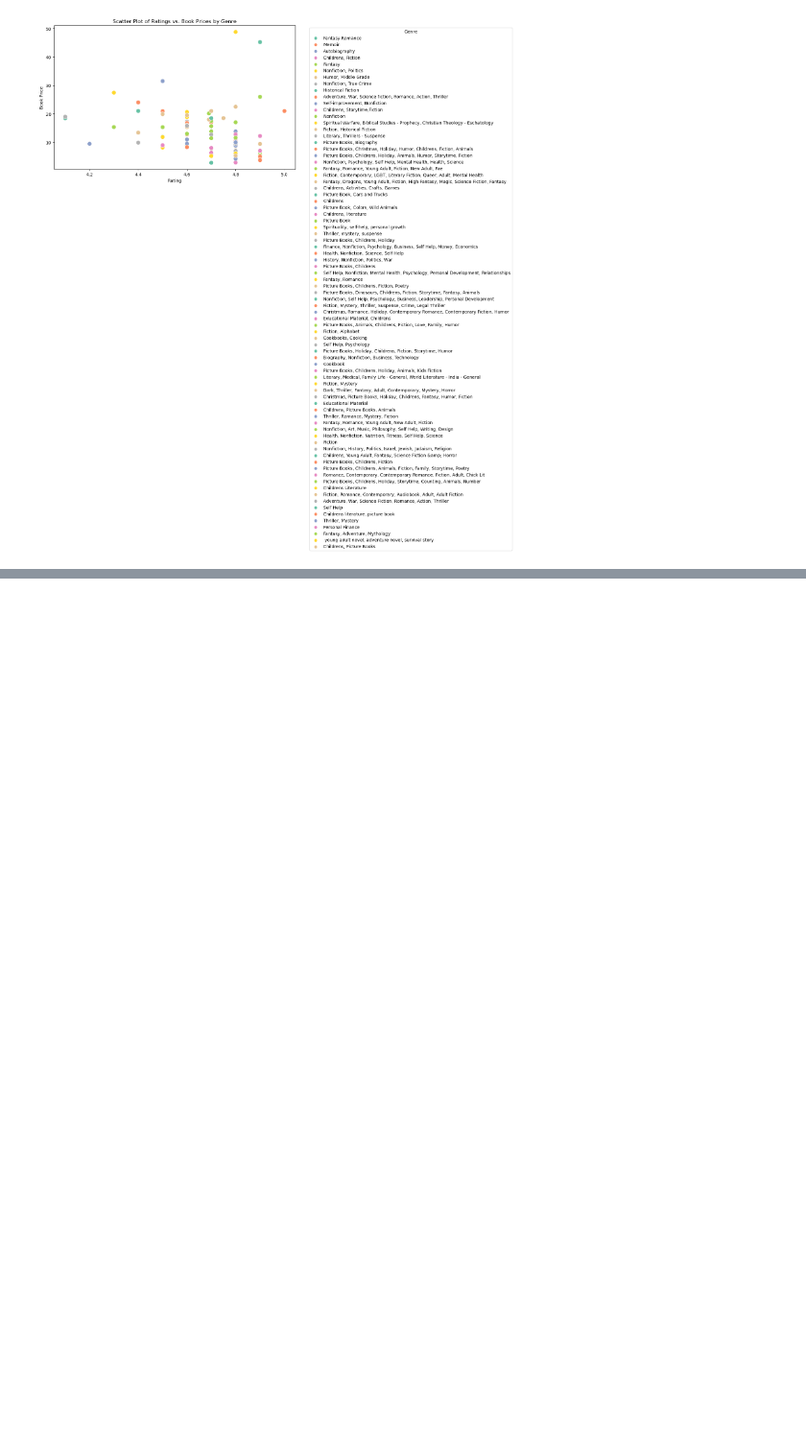
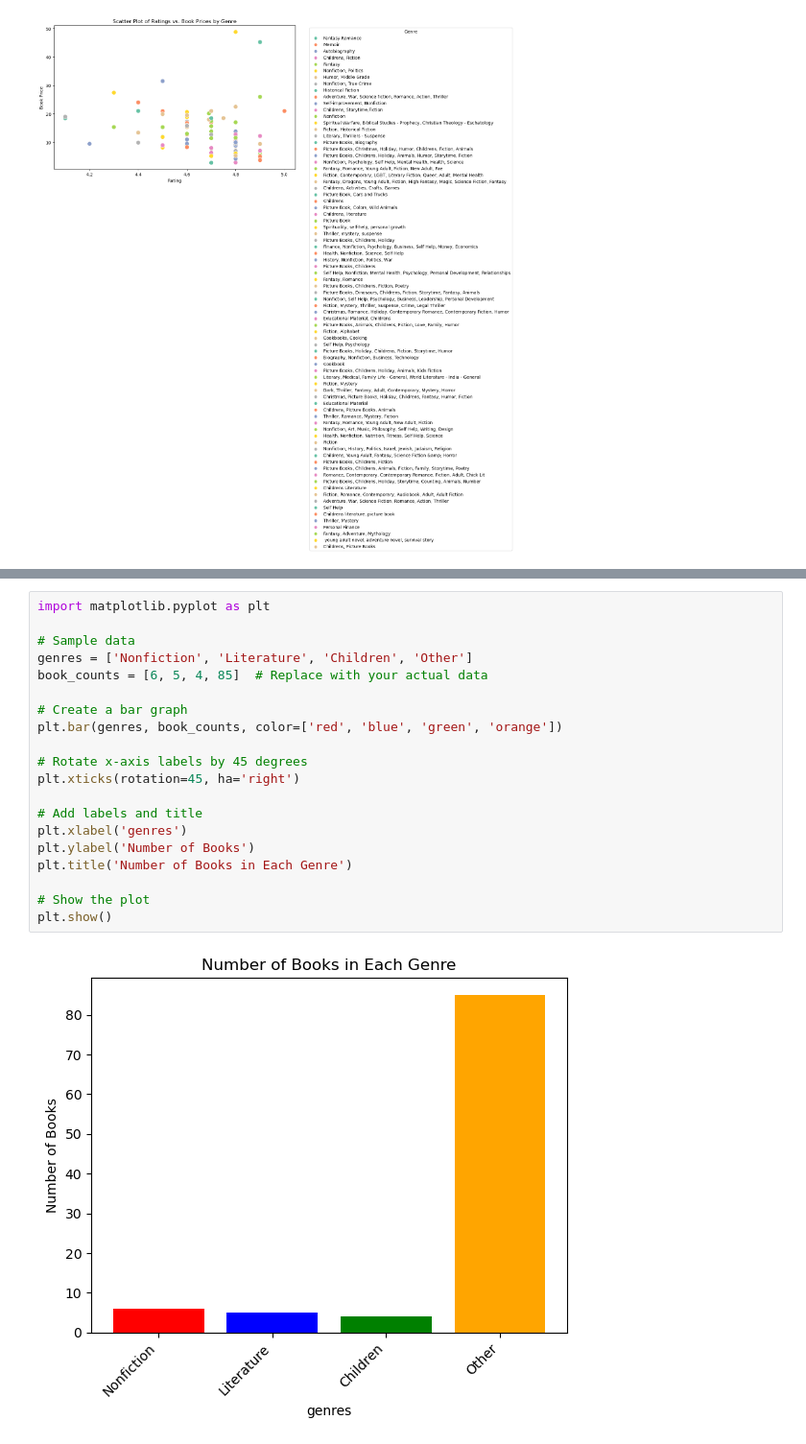
Before and after one commit to Nate206/DataScience1, a Jupyter notebook: CodeTemplates/unit1F.ipynb, the cells around one changed output, grey strips where cells are left out. Shown at 96% size. Saved outputs shown, nothing was run; the diff lists cells and outputs as text; blank space fills up the shorter version.

```diff
--- a/CodeTemplates/unit1F.ipynb
+++ b/CodeTemplates/unit1F.ipynb
@@ -211,0 +241,22 @@ plt.show()
+# %%
+import matplotlib.pyplot as plt
+
+# Sample data
+genres = ['Nonfiction', 'Literature', 'Children', 'Other']
+book_counts = [6, 5, 4, 85]  # Replace with your actual data
+
+# Create a bar graph
+plt.bar(genres, book_counts, color=['red', 'blue', 'green', 'orange'])
+
+# Rotate x-axis labels by 45 degrees
+plt.xticks(rotation=45, ha='right')
+
+# Add labels and title
+plt.xlabel('genres')
+plt.ylabel('Number of Books')
+plt.title('Number of Books in Each Genre')
+
+# Show the plot
+plt.show()
+# %% [output]
+[figure, added]
```
Also changed, not shown: parts of 8 cells of this notebook, 8 other files.
